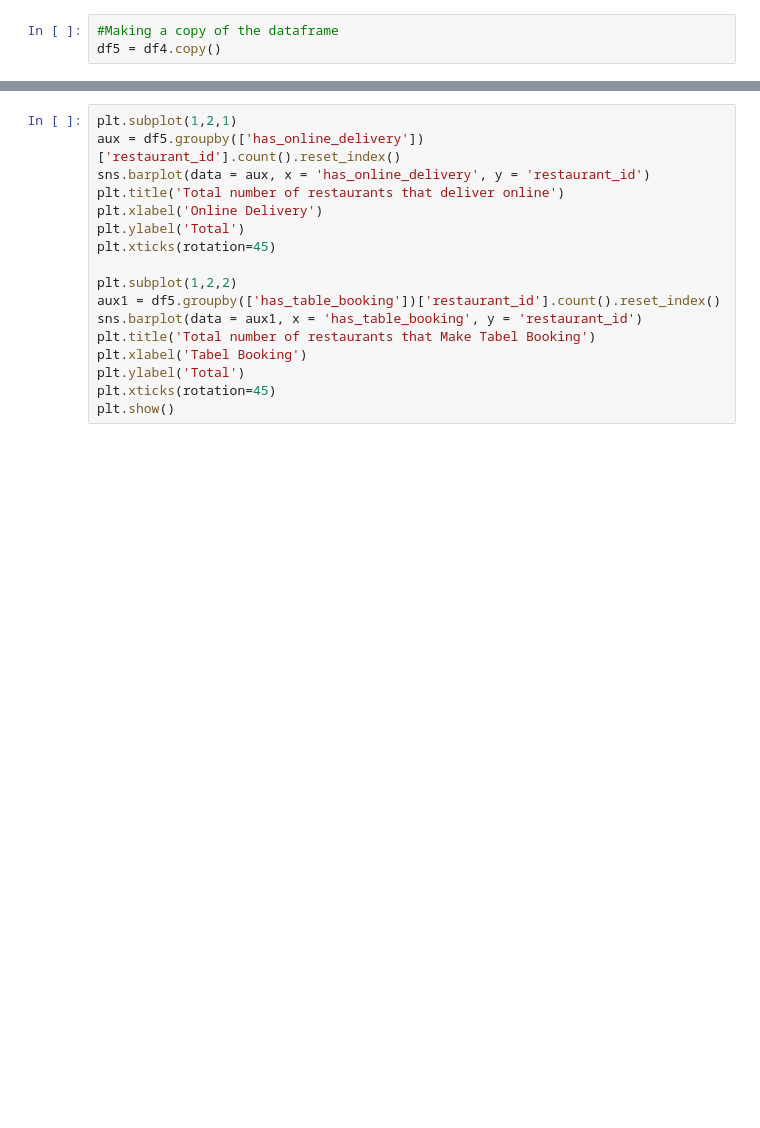
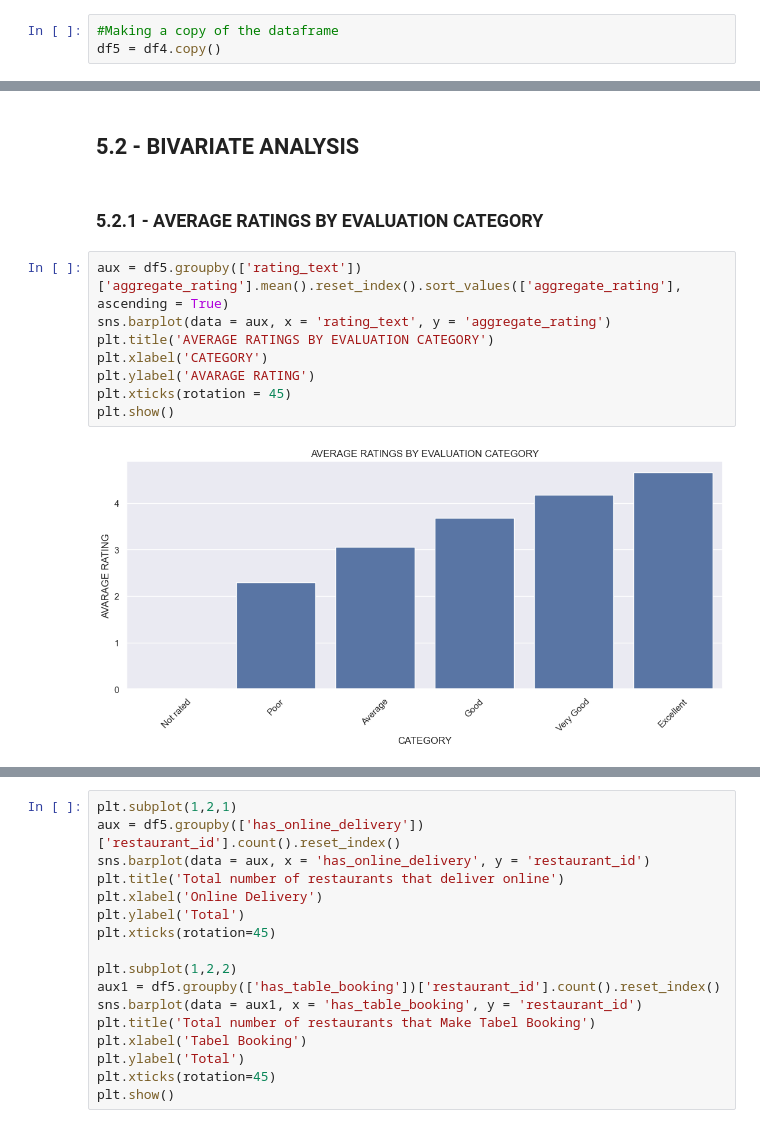
Before and after one commit to erickvieiras/fastfood_data_analysis, a Jupyter notebook: notebook/eda.ipynb, the cells around one changed output, grey strips where cells are left out. Cells and saved outputs as stored; diff of their text form; blank space fills up the shorter version.

```diff
--- a/notebook/eda.ipynb
+++ b/notebook/eda.ipynb
@@ -389,0 +433,14 @@ df5.sample(4).T
+# %% [markdown]
+## 5.2 - BIVARIATE ANALYSIS
+# %% [markdown]
+### 5.2.1 - AVERAGE RATINGS BY EVALUATION CATEGORY
+# %%
+aux = df5.groupby(['rating_text'])['aggregate_rating'].mean().reset_index().sort_values(['aggregate_rating'], ascending = True)
+sns.barplot(data = aux, x = 'rating_text', y = 'aggregate_rating')
+plt.title('AVERAGE RATINGS BY EVALUATION CATEGORY')
+plt.xlabel('CATEGORY')
+plt.ylabel('AVARAGE RATING')
+plt.xticks(rotation = 45)
+plt.show()
+# %% [output]
+[figure, added]
```
Also changed, not shown: parts of 18 cells of this notebook.
